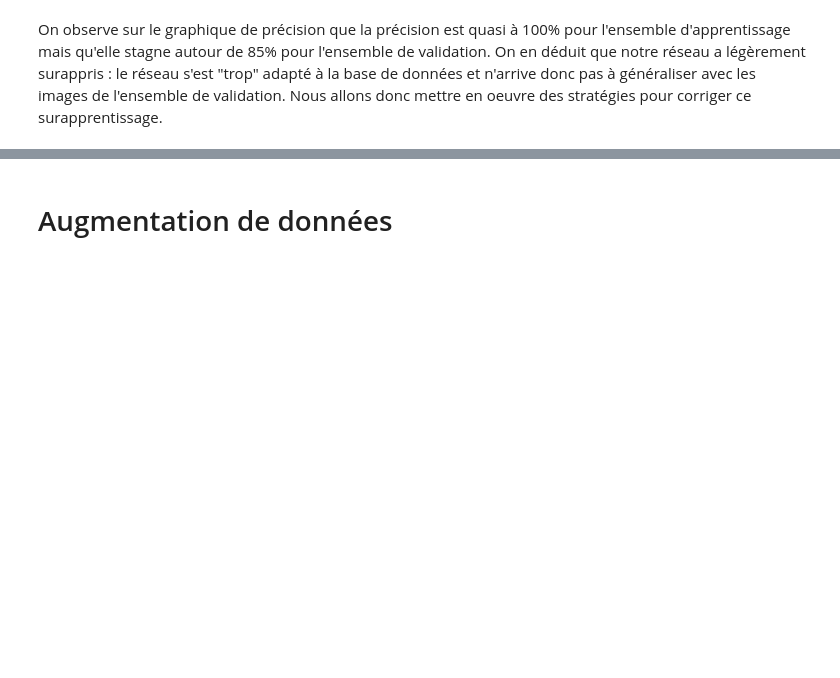
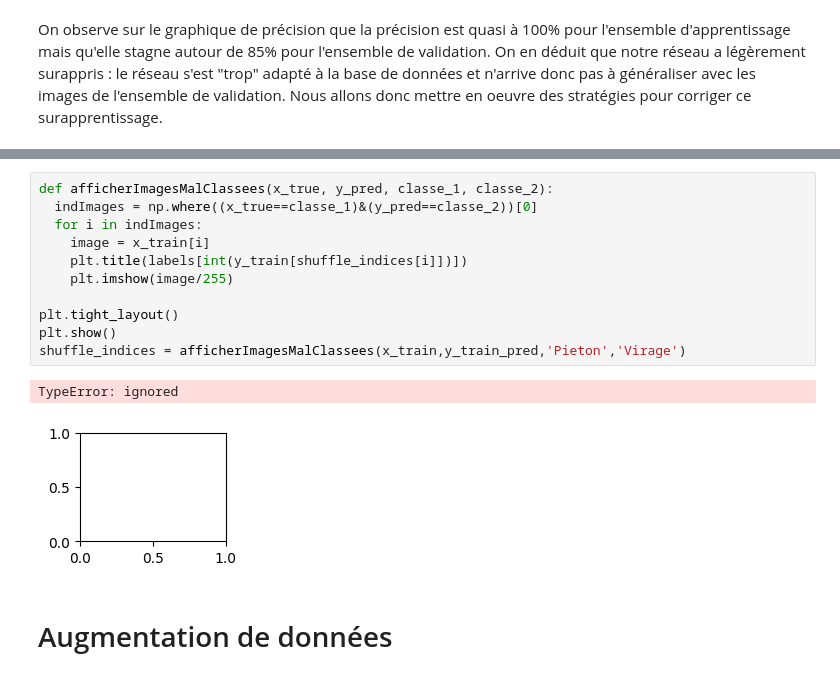
Before and after one commit to aichabenna/DeepLearning, a Jupyter notebook: Projet.ipynb, the cells around one changed output, grey strips where cells are left out. Drawn from its saved outputs; the diff is of its cells as text; blank space fills up the shorter version.

```diff
--- a/Projet.ipynb
+++ b/Projet.ipynb
@@ -218,3 +292,17 @@ On observe sur  le graphique de précision que la précision est quasi à 100% p
+# %%
+def afficherImagesMalClassees(x_true, y_pred, classe_1, classe_2):
+  indImages = np.where((x_true==classe_1)&(y_pred==classe_2))[0]
+  for i in indImages:
+    image = x_train[i]
+    plt.title(labels[int(y_train[shuffle_indices[i]])])
+    plt.imshow(image/255)
+
+plt.tight_layout()
+plt.show()
+shuffle_indices = afficherImagesMalClassees(x_train,y_train_pred,'Pieton','Virage')
+# %% [output]
+TypeError: ignored
+[figure, added]
 # %% [markdown]
 # Augmentation de données
 # %% [markdown]
```
Also changed, not shown: parts of 21 cells of this notebook.
